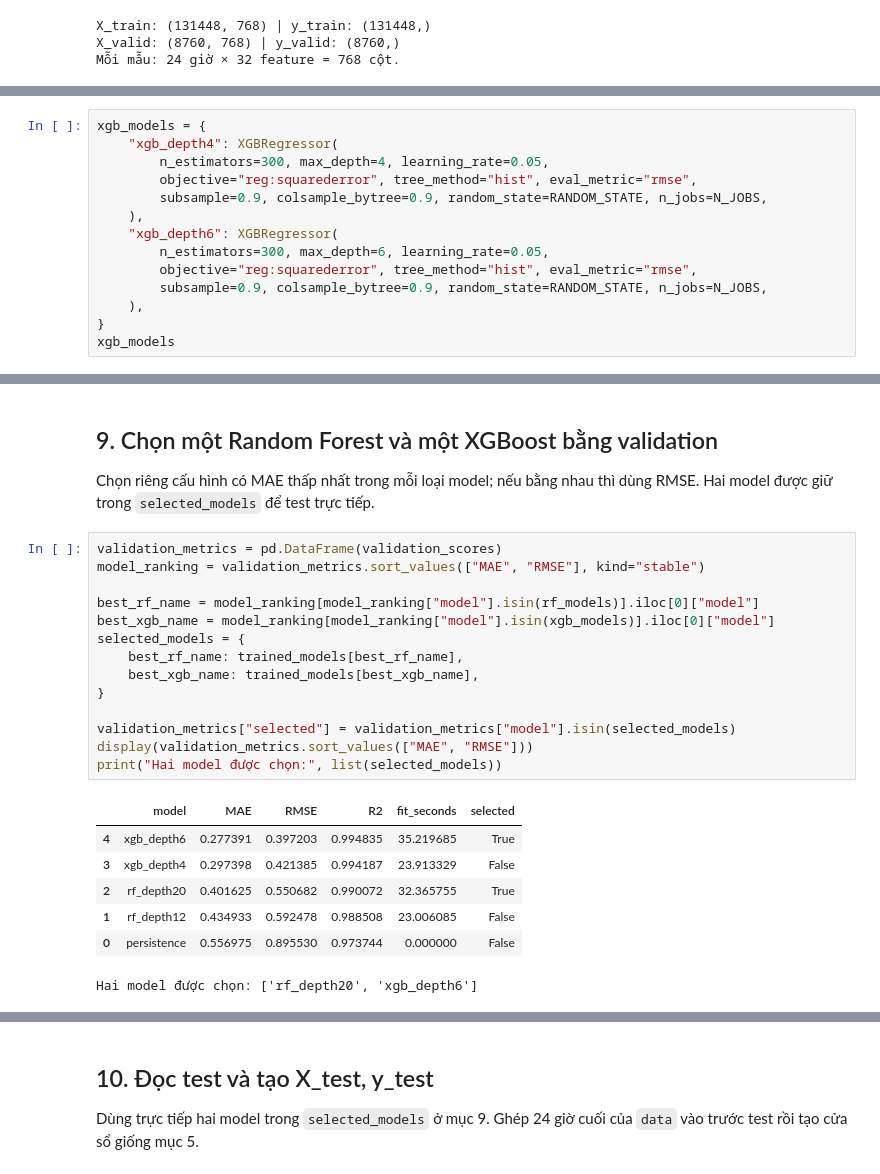
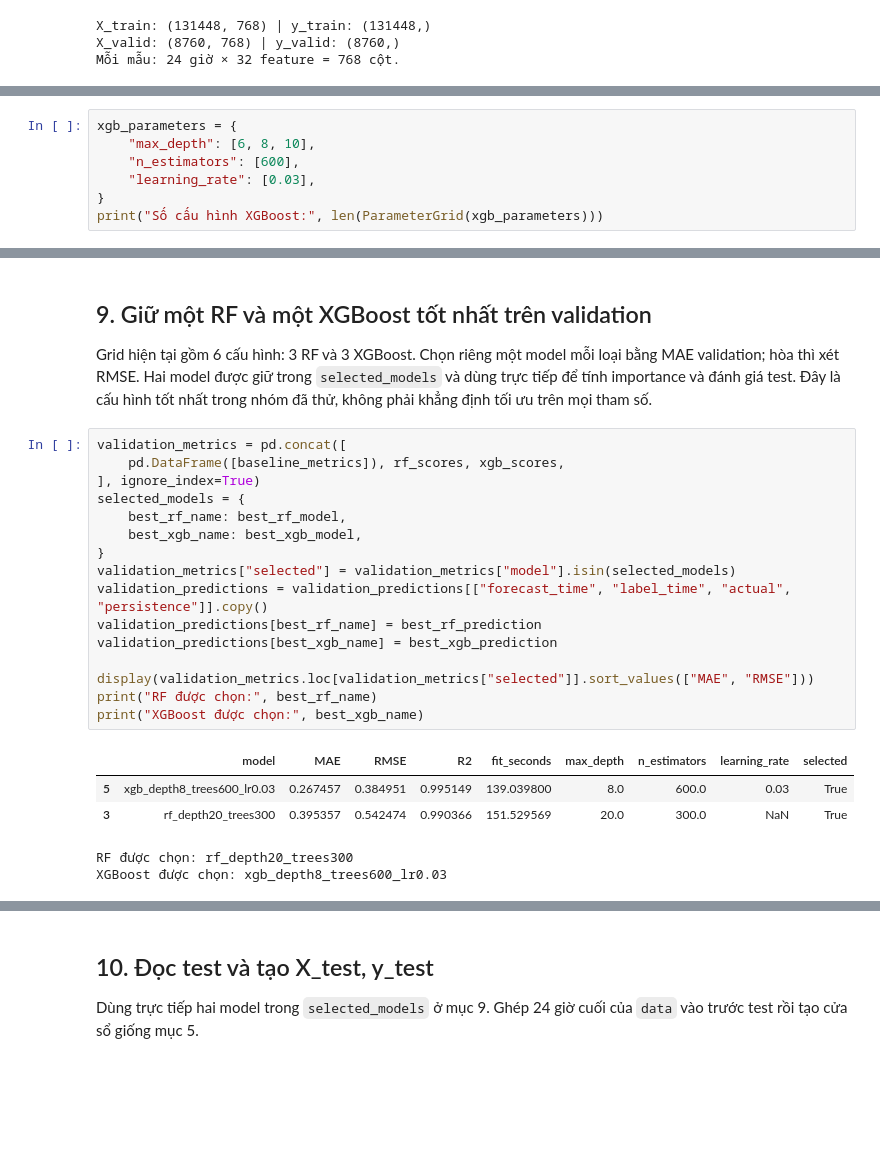
Before and after one commit to dinhhuy410/Weather-Forecasting-ystem, a Jupyter notebook: train_model/ml_models.ipynb, the cells around one changed output, grey strips where cells are left out. Drawn from its saved outputs; the diff is of its cells as text; blank space fills up the shorter version.

```diff
--- a/train_model/ml_models.ipynb
+++ b/train_model/ml_models.ipynb
@@ -204,15 +208,8 @@ Tương tự, gọi trực tiếp `XGBRegressor`. Không dùng test cho early st
 # %%
-xgb_models = {
-    "xgb_depth4": XGBRegressor(
-        n_estimators=300, max_depth=4, learning_rate=0.05,
-        objective="reg:squarederror", tree_method="hist", eval_metric="rmse",
-        subsample=0.9, colsample_bytree=0.9, random_state=RANDOM_STATE, n_jobs=N_JOBS,
-    ),
-    "xgb_depth6": XGBRegressor(
-        n_estimators=300, max_depth=6, learning_rate=0.05,
-        objective="reg:squarederror", tree_method="hist", eval_metric="rmse",
-        subsample=0.9, colsample_bytree=0.9, random_state=RANDOM_STATE, n_jobs=N_JOBS,
-    ),
+xgb_parameters = {
+    "max_depth": [6, 8, 10],
+    "n_estimators": [600],
+    "learning_rate": [0.03],
 }
-xgb_models
+print("Số cấu hình XGBoost:", len(ParameterGrid(xgb_parameters)))
 # %% [output]
@@ -256,26 +256,26 @@ xgb_depth6: MAE=0.2774 °C; RMSE=0.3972 °C; fit=35.2s
 # %% [markdown]
-## 9. Chọn một Random Forest và một XGBoost bằng validation
+## 9. Giữ một RF và một XGBoost tốt nhất trên validation
 
-Chọn riêng cấu hình có MAE thấp nhất trong mỗi loại model; nếu bằng nhau thì dùng RMSE. Hai model được giữ trong `selected_models` để test trực tiếp.
+Grid hiện tại gồm 6 cấu hình: 3 RF và 3 XGBoost. Chọn riêng một model mỗi loại bằng MAE validation; hòa thì xét RMSE. Hai model được giữ trong `selected_models` và dùng trực tiếp để tính importance và đánh giá test. Đây là cấu hình tốt nhất trong nhóm đã thử, không phải khẳng định tối ưu trên mọi tham số.
 # %%
-validation_metrics = pd.DataFrame(validation_scores)
-model_ranking = validation_metrics.sort_values(["MAE", "RMSE"], kind="stable")
+validation_metrics = pd.concat([
+    pd.DataFrame([baseline_metrics]), rf_scores, xgb_scores,
+], ignore_index=True)
+selected_models = {
+    best_rf_name: best_rf_model,
+    best_xgb_name: best_xgb_model,
+}
+validation_metrics["selected"] = validation_metrics["model"].isin(selected_models)
+validation_predictions = validation_predictions[["forecast_time", "label_time", "actual", "persistence"]].copy()
+validation_predictions[best_rf_name] = best_rf_prediction
+validation_predictions[best_xgb_name] = best_xgb_prediction
 
-best_rf_name = model_ranking[model_ranking["model"].isin(rf_models)].iloc[0]["model"]
-best_xgb_name = model_ranking[model_ranking["model"].isin(xgb_models)].iloc[0]["model"]
-selected_models = {
-    best_rf_name: trained_models[best_rf_name],
-    best_xgb_name: trained_models[best_xgb_name],
-}
-
-validation_metrics["selected"] = validation_metrics["model"].isin(selected_models)
-display(validation_metrics.sort_values(["MAE", "RMSE"]))
-print("Hai model được chọn:", list(selected_models))
+display(validation_metrics.loc[validation_metrics["selected"]].sort_values(["MAE", "RMSE"]))
+print("RF được chọn:", best_rf_name)
+print("XGBoost được chọn:", best_xgb_name)
 # %% [output]
-|  | model | MAE | RMSE | R2 | fit_seconds | selected |
-| 4 | xgb_depth6 | 0.277391 | 0.397203 | 0.994835 | 35.219685 | True |
-| 3 | xgb_depth4 | 0.297398 | 0.421385 | 0.994187 | 23.913329 | False |
-| 2 | rf_depth20 | 0.401625 | 0.550682 | 0.990072 | 32.365755 | True |
-| 1 | rf_depth12 | 0.434933 | 0.592478 | 0.988508 | 23.006085 | False |
-| 0 | persistence | 0.556975 | 0.895530 | 0.973744 | 0.000000 | False |
+|  | model | MAE | RMSE | R2 | fit_seconds | max_depth | n_estimators | learning_rate | selected |
+| 5 | xgb_depth8_trees600_lr0.03 | 0.267457 | 0.384951 | 0.995149 | 139.039800 | 8.0 | 600.0 | 0.03 | True |
+| 3 | rf_depth20_trees300 | 0.395357 | 0.542474 | 0.990366 | 151.529569 | 20.0 | 300.0 | NaN | True |
-Hai model được chọn: ['rf_depth20', 'xgb_depth6']
+RF được chọn: rf_depth20_trees300
+XGBoost được chọn: xgb_depth8_trees600_lr0.03
```
Also changed, not shown: parts of 16 cells of this notebook, 3 other files.
